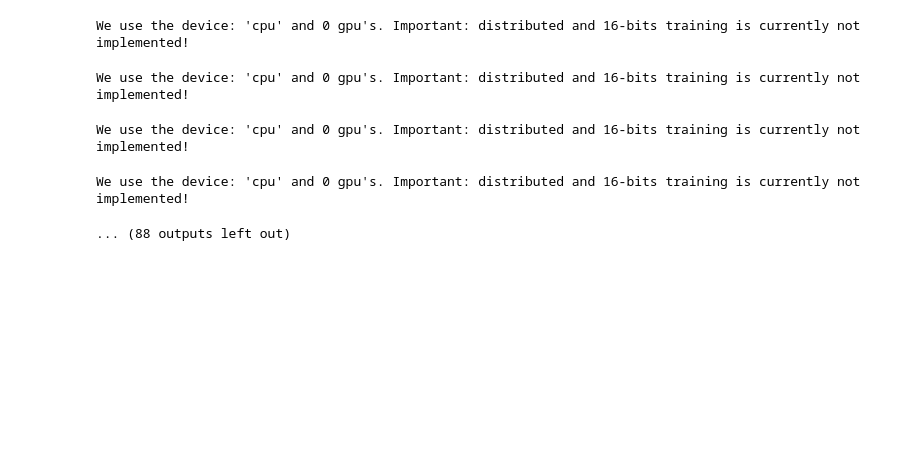
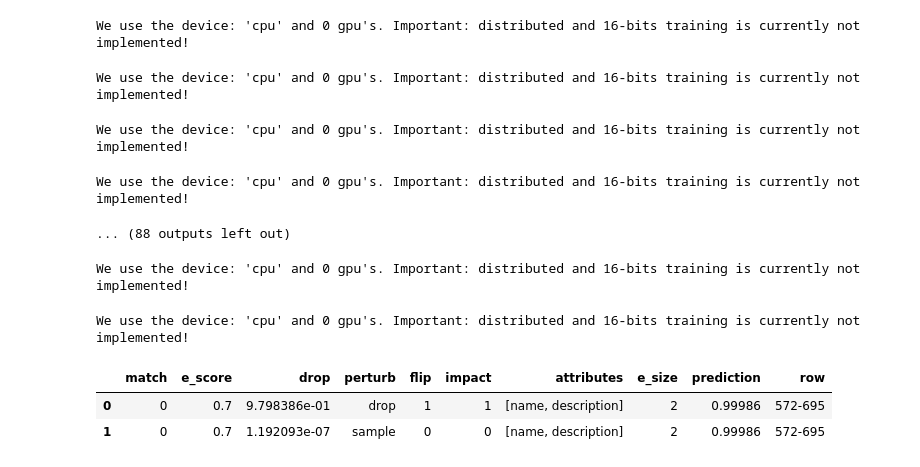
Before and after one commit to tteofili/certa, a Jupyter notebook: experiments/locals.ipynb, the cells around one changed output. Saved outputs shown, nothing was run; the diff lists cells and outputs as text; code cells hidden in the pictures; blank space fills up the shorter version.

```diff
--- a/experiments/locals.ipynb
+++ b/experiments/locals.ipynb
@@ -52,7 +53,8 @@ price                                                     397.77
 Name: 695, dtype: object
 # %%
 # false negative
-predicted_class = np.argmax(get_original_prediction(l_tuple, r_tuple, model))
+prediction = get_original_prediction(l_tuple, r_tuple, model)
+predicted_class = np.argmax(prediction)
 predicted_class
 # %% [output]
 We use the device: 'cpu' and 0 gpu's. Important: distributed and 16-bits training is currently not implemented!
@@ -91,3 +93,19 @@ We use the device: 'cpu' and 0 gpu's. Important: distributed and 16-bits trainin
 We use the device: 'cpu' and 0 gpu's. Important: distributed and 16-bits training is currently not implemented!
 We use the device: 'cpu' and 0 gpu's. Important: distributed and 16-bits training is currently not implemented!
 ... (88 outputs left out)
+# %%
+exp = list(explanation)[0]
+e_attrs = exp.split('/')
+e_score = explanation[exp]
+expl_evaluation = expl_eval(predicted_class, e_attrs, e_score, lsource, l_tuple, model,
+                            prediction, rsource,
+                            r_tuple, predict_fn)
+# %% [output]
+We use the device: 'cpu' and 0 gpu's. Important: distributed and 16-bits training is currently not implemented!
+We use the device: 'cpu' and 0 gpu's. Important: distributed and 16-bits training is currently not implemented!
+# %%
+expl_evaluation
+# %% [output]
+|  | match | e_score | drop | perturb | flip | impact | attributes | e_size | prediction | row |
+| 0 | 0 | 0.7 | 9.798386e-01 | drop | 1 | 1 | [name, description] | 2 | 0.99986 | 572-695 |
+| 1 | 0 | 0.7 | 1.192093e-07 | sample | 0 | 0 | [name, description] | 2 | 0.99986 | 572-695 |
```
Also changed, not shown: parts of 1 cell of this notebook.
